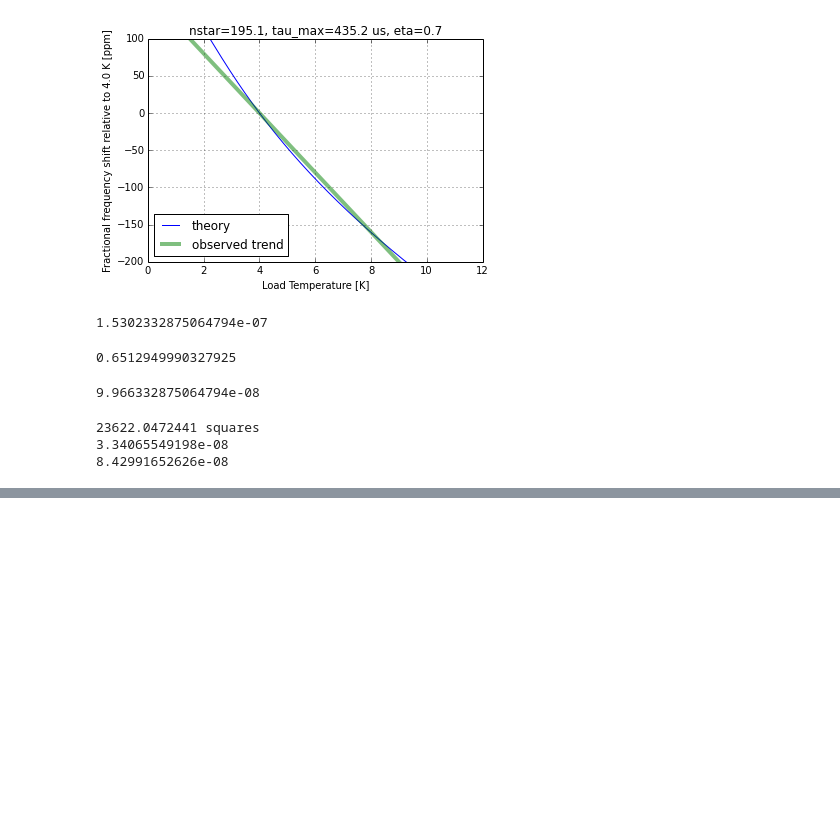
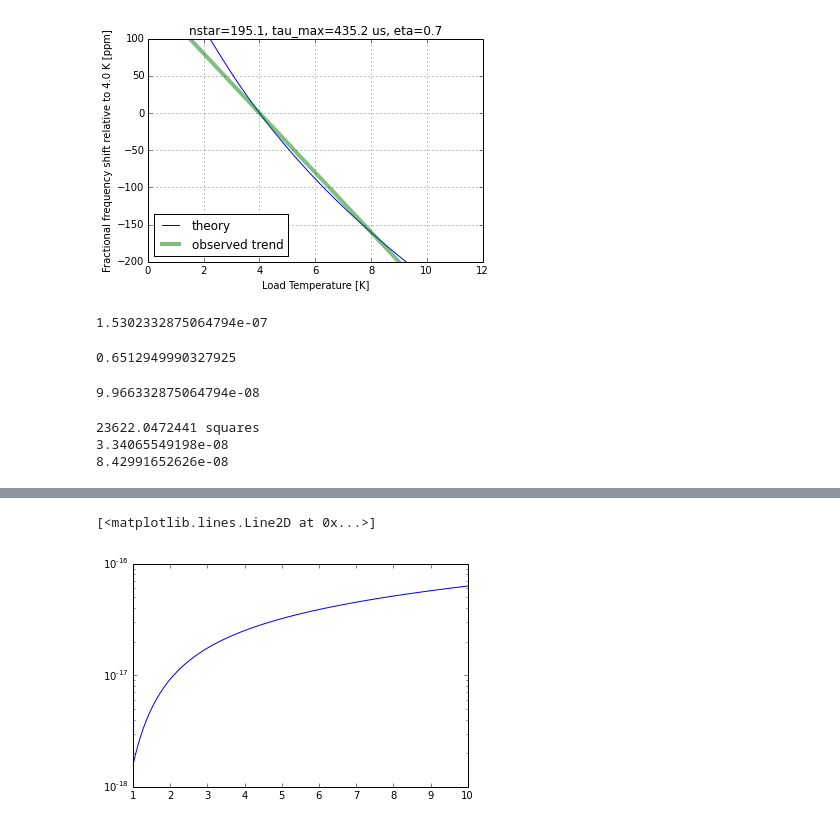
Before and after one commit to gitj/notebooks, a Jupyter notebook: 2014-11-15-paper-calculations.ipynb, the cells around one changed output, grey strips where cells are left out. Saved outputs shown, nothing was run; the diff lists cells and outputs as text; code cells hidden in the pictures; blank space fills up the shorter version.

```diff
--- a/2014-11-15-paper-calculations.ipynb
+++ b/2014-11-15-paper-calculations.ipynb
@@ -200,0 +267,5 @@ print Lktheory
+# %%
+semilogy(T,NEP(P(T)))
+# %% [output]
+[<matplotlib.lines.Line2D at 0x...>]
+[figure, added]
```
Also changed, not shown: parts of 13 cells of this notebook.
